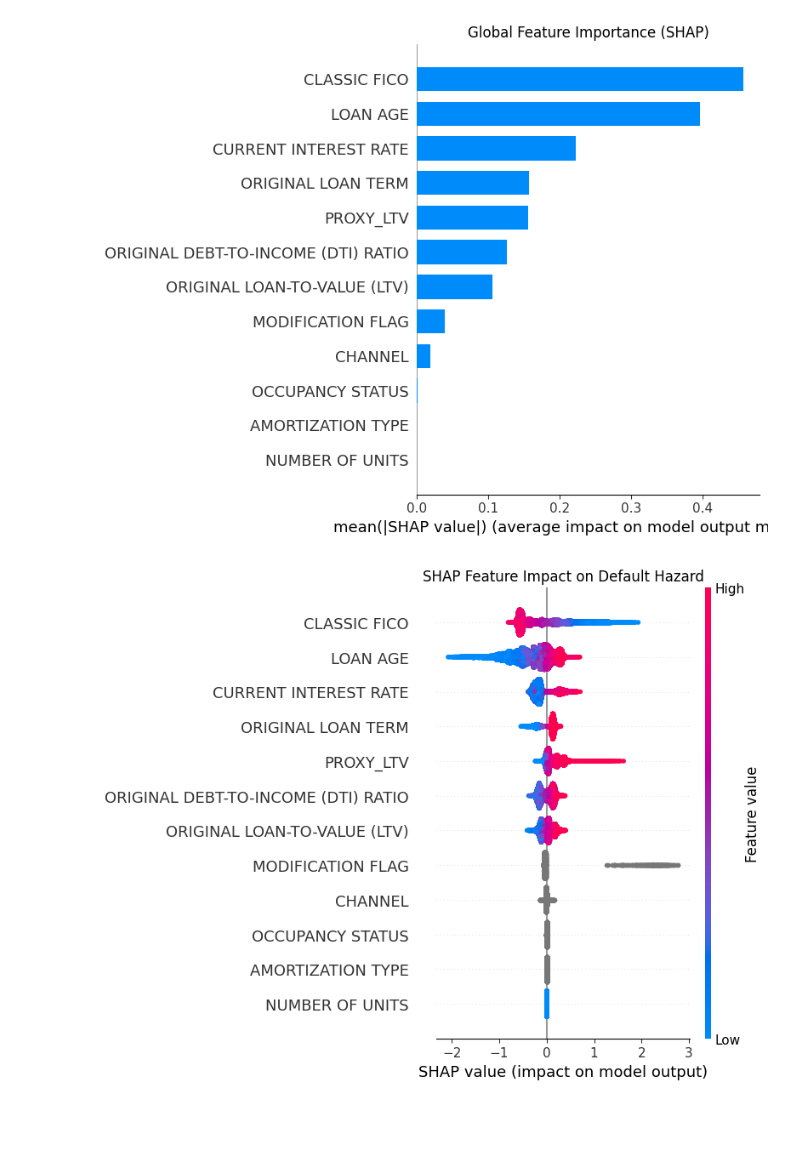
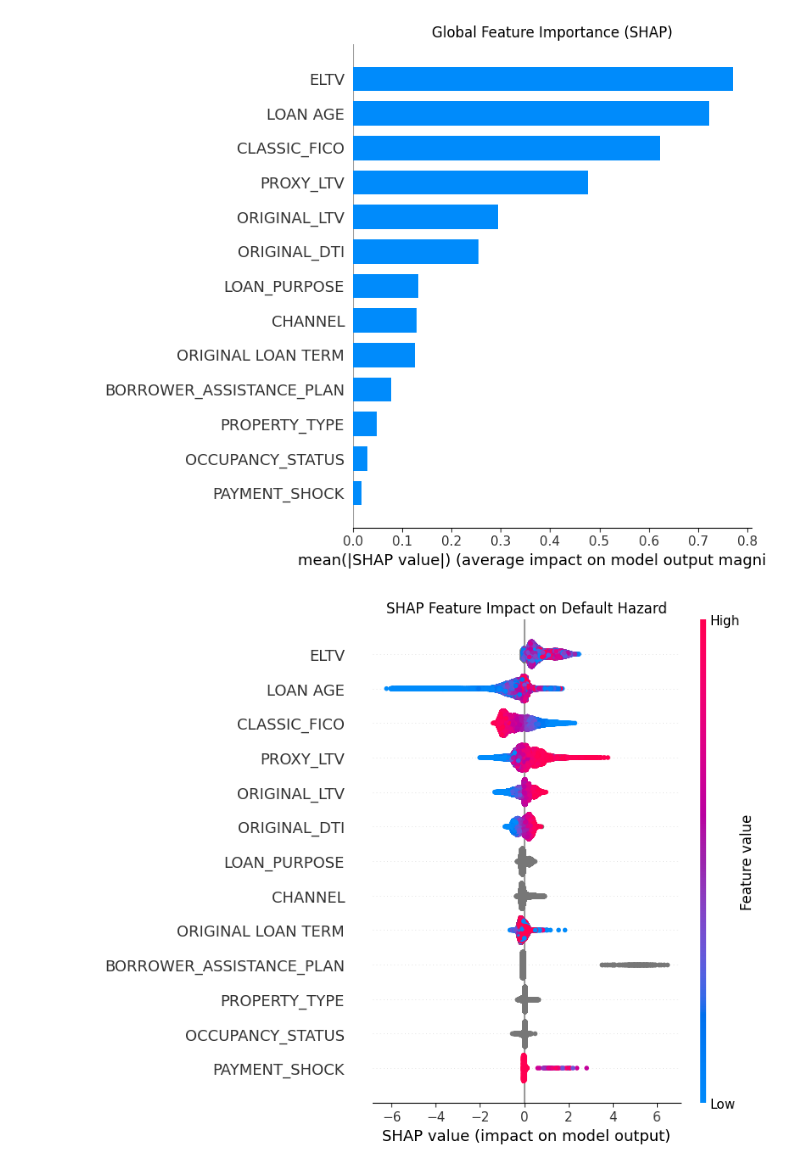
Before and after one commit to josephadean34-bit/Credit-Risk-Model, a Jupyter notebook: Credit Risk Model.ipynb, the cells around one changed output. Saved outputs shown, nothing was run; the diff lists cells and outputs as text; code cells hidden in the pictures; blank space fills up the shorter version.

```diff
--- a/Credit Risk Model.ipynb
+++ b/Credit Risk Model.ipynb
@@ -483,4 +975,5 @@ You are now ready for Phase 3: Model Training (XGBoost / LightGBM).
 # %%
+# GBM MODELING
 import pandas as pd
 import numpy as np
 import lightgbm as lgb
@@ -508,21 +1001,23 @@ print(f"Train: {len(df_train):,} | Val: {len(df_val):,} | Test: {len(df_test):,}
 # --- 2. FEATURE ENGINEERING & PREPROCESSING ---
 # Drop identifier columns that shouldn't be used as predictive features
 drop_cols = ['LOAN IDENTIFIER', 'PERIOD', 'CURRENT ACTUAL UPB', 'ORIGINAL UPB',
-              'ESTIMATED LOAN-TO-VALUE (ELTV)', 'FIRST TIME HOMEBUYER INDICATOR', 'PROPERTY TYPE',
-              'LOAN PURPOSE']
+              'ESTIMATED LOAN-TO-VALUE (ELTV)', 'FIRST_TIME_HOMEBUYER',
+              'CURRENT LOAN DELINQUENCY STATUS', 'NUMBER_OF_UNITS']
 for df in [df_train, df_val, df_test]:
     df.drop(columns=drop_cols, inplace=True, errors='ignore')
 
 # Define target and features
 target = 'default_event'
-features = [col for col in df_train.columns if col != target]
+features = ['CLASSIC_FICO', 'PROXY_LTV', 'ORIGINAL LOAN TERM', 'LOAN AGE',
+             'ORIGINAL_DTI', 'ORIGINAL_LTV', 'CHANNEL', 'ELTV', 'OCCUPANCY_STATUS', 'PAYMENT_SHOCK', 'BORROWER_ASSISTANCE_PLAN', 'PROPERTY_TYPE', 'LOAN_PURPOSE']
 
 # Define categorical features (LightGBM handles these natively and powerfully)
 categorical_features = [
-    'OCCUPANCY STATUS',
     'CHANNEL',
-    'AMORTIZATION TYPE',
-    'MODIFICATION FLAG'
+    'OCCUPANCY_STATUS',
+    'BORROWER_ASSISTANCE_PLAN',
+    'PROPERTY_TYPE',
+    'LOAN_PURPOSE'
 ]
 
 # Convert categorical columns to 'category' dtype for LightGBM
@@ -613,5 +1108,61 @@ plt.show()
 
 print("\n🎉 PHASE 3 COMPLETE!")
 print("You now have a trained, evaluated, and interpretable Discrete-Time Survival Model.")
+
+import pandas as pd
+import numpy as np
+import lightgbm as lgb
+import shap
+import matplotlib.pyplot as plt
+from sklearn.metrics import average_precision_score, roc_auc_score
+import time
+import os
+
+# --- 1. SET PATHS ---
+DATA_DIR = r'D:\AI\dtsa_ml_ready'
+MODEL_SAVE_PATH = os.path.join(DATA_DIR, 'dtsa_hazard_model.txt')
+
+print("Loading datasets into memory...")
+start_time = time.time()
+
+# Load data
+df_train = pd.read_parquet(os.path.join(DATA_DIR, 'train_balanced.parquet'))
+df_val = pd.read_parquet(os.path.join(DATA_DIR, 'val.parquet'))
+df_test = pd.read_parquet(os.path.join(DATA_DIR, 'test.parquet'))
+
+print(f"✅ Loaded in {time.time() - start_time:.2f} seconds.")
+print(f"Train: {len(df_train):,} | Val: {len(df_val):,} | Test: {len(df_test):,}")
+
+# --- 2. FEATURE ENGINEERING & PREPROCESSING ---
+# Drop identifier columns that shouldn't be used as predictive features
+drop_cols = ['LOAN IDENTIFIER', 'PERIOD', 'CURRENT ACTUAL UPB', 'ORIGINAL UPB',
+              'ESTIMATED LOAN-TO-VALUE (ELTV)', 'FIRST_TIME_HOMEBUYER',
+              'CURRENT LOAN DELINQUENCY STATUS', 'NUMBER_OF_UNITS']
+for df in [df_train, df_val, df_test]:
+    df.drop(columns=drop_cols, inplace=True, errors='ignore')
+
+# Define target and features
+target = 'default_event'
+features = ['CLASSIC_FICO', 'PROXY_LTV', 'ORIGINAL LOAN TERM', 'LOAN AGE',
+             'ORIGINAL_DTI', 'ORIGINAL_LTV', 'CHANNEL', 'ELTV', 'OCCUPANCY_STATUS', 'PAYMENT_SHOCK', 'BORROWER_ASSISTANCE_PLAN', 'PROPERTY_TYPE', 'LOAN_PURPOSE']
+
+# Define categorical features (LightGBM handles these natively and powerfully)
+categorical_features = [
+    'CHANNEL',
+    'OCCUPANCY_STATUS',
+    'BORROWER_ASSISTANCE_PLAN',
+    'PROPERTY_TYPE',
+    'LOAN_PURPOSE'
+]
+
+# Convert categorical columns to 'category' dtype for LightGBM
+for df in [df_train, df_val, df_test]:
+    for col in categorical_features:
+        if col in df.columns:
+            df[col] = df[col].astype('category')
+
+X_train, y_train = df_train[features], df_train[target]
+X_val, y_val = df_val[features], df_val[target]
+X_test, y_test = df_test[features], df_test[target]
 # %% [output]
 Loading datasets into memory...
@@ -632,7 +1182,7 @@ Evaluating on Test Set...
 (Note: PR-AUC is the most important metric here due to the ~0.13% real-world default rate)
 
 Calculating SHAP values for interpretability...
-[figure, old version]
+[figure, new version]
-[figure, old version]
+[figure, new version]
 🎉 PHASE 3 COMPLETE!
 You now have a trained, evaluated, and interpretable Discrete-Time Survival Model.
```
Also changed, not shown: parts of 18 cells of this notebook.
